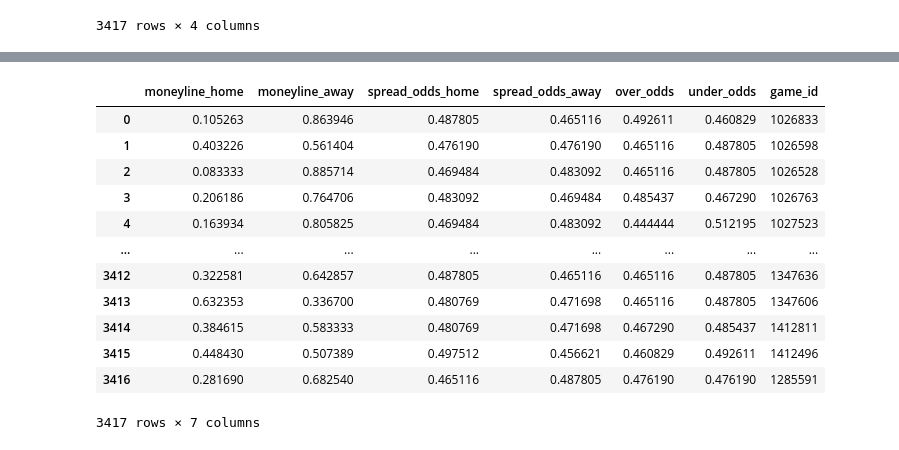
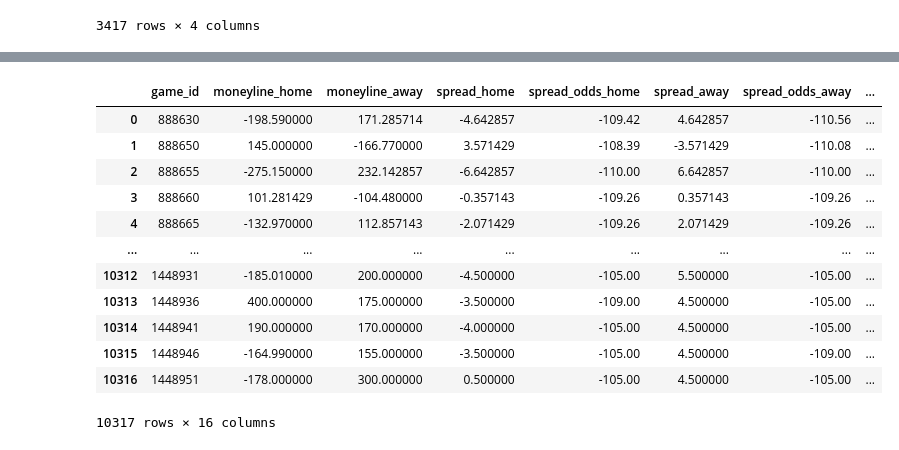
Before and after one commit to kyle-rgb/NBA_Sportsbook_Project, a Jupyter notebook: notebooks/Modeling.ipynb, the cells around one changed output, grey strips where cells are left out. Cells and saved outputs as stored; diff of their text form; code cells hidden in the pictures.

```diff
--- a/notebooks/Modeling.ipynb
+++ b/notebooks/Modeling.ipynb
@@ -364,11 +376,19 @@ results_and_projections["m1_proj_away"] = results_and_projections["m1_proj_away"
+# %%
+time_df = time_df.drop("index", axis=1).reset_index(drop=True)
 # %%
 # Transform American Odds Into Amount Earned Given Betting $100
-def oddsFlip(american_odds):
+def oddsFlip(american_odds, reverse=False):
     american_odds = float(american_odds)
-    if american_odds < 0:
-        return round((100/(abs(american_odds)))*100, 2)
+    if not reverse:
+        if american_odds < 0:
+            return round((100/(abs(american_odds)))*100, 2)
+        else:
+            return american_odds
     else:
-        return american_odds
+        if american_odds < 100:
+            return round((100/(-1*(american_odds / 100))), 2)
+        else:
+            return american_odds
 # %%
 def oddsToProb(american_odds):
     american_odds = float(american_odds)
@@ -478,10 +546,10 @@ class ModelAnalyzer:
 # %%
 cls_mkt = open_and_closing_mkts.copy(deep=True)
-cls_ts = df_timeseries.copy(deep=True)
+cls_ts = time_df.copy(deep=True)
 cls_proj = results_and_projections.copy(deep=True)
 cls_groundtruth = actual_scores.copy(deep=True)
 # %%
-sample = ModelAnalyzer(cls_proj, cls_mkt, cls_groundtruth, "m2", unit=25)
+sample = ModelAnalyzer(cls_proj, cls_mkt, cls_groundtruth, cls_ts, "m2", unit=25)
 # %%
 sample.eval_markets()
 # %%
@@ -525,16 +611,16 @@ sample.create_winnings("BetOnline", 25)
 # %%
-sample.create_probability_matrix()
+sample.create_market_aggregates()
 # %% [output]
-|  | moneyline_home | moneyline_away | spread_odds_home | spread_odds_away | over_odds | under_odds | game_id |
-| 0 | 0.105263 | 0.863946 | 0.487805 | 0.465116 | 0.492611 | 0.460829 | 1026833 |
-| 1 | 0.403226 | 0.561404 | 0.476190 | 0.476190 | 0.465116 | 0.487805 | 1026598 |
-| 2 | 0.083333 | 0.885714 | 0.469484 | 0.483092 | 0.465116 | 0.487805 | 1026528 |
-| 3 | 0.206186 | 0.764706 | 0.483092 | 0.469484 | 0.485437 | 0.467290 | 1026763 |
-| 4 | 0.163934 | 0.805825 | 0.469484 | 0.483092 | 0.444444 | 0.512195 | 1027523 |
-| ... | ... | ... | ... | ... | ... | ... | ... |
-| 3412 | 0.322581 | 0.642857 | 0.487805 | 0.465116 | 0.465116 | 0.487805 | 1347636 |
-| 3413 | 0.632353 | 0.336700 | 0.480769 | 0.471698 | 0.465116 | 0.487805 | 1347606 |
-| 3414 | 0.384615 | 0.583333 | 0.480769 | 0.471698 | 0.467290 | 0.485437 | 1412811 |
-| 3415 | 0.448430 | 0.507389 | 0.497512 | 0.456621 | 0.460829 | 0.492611 | 1412496 |
-| 3416 | 0.281690 | 0.682540 | 0.465116 | 0.487805 | 0.476190 | 0.476190 | 1285591 |
+|  | game_id | moneyline_home | moneyline_away | spread_home | spread_odds_home | spread_away | spread_odds_away | ... |
+| 0 | 888630 | -198.590000 | 171.285714 | -4.642857 | -109.42 | 4.642857 | -110.56 | ... |
+| 1 | 888650 | 145.000000 | -166.770000 | 3.571429 | -108.39 | -3.571429 | -110.08 | ... |
+| 2 | 888655 | -275.150000 | 232.142857 | -6.642857 | -110.00 | 6.642857 | -110.00 | ... |
+| 3 | 888660 | 101.281429 | -104.480000 | -0.357143 | -109.26 | 0.357143 | -109.26 | ... |
+| 4 | 888665 | -132.970000 | 112.857143 | -2.071429 | -109.26 | 2.071429 | -109.26 | ... |
+| ... | ... | ... | ... | ... | ... | ... | ... | ... |
+| 10312 | 1448931 | -185.010000 | 200.000000 | -4.500000 | -105.00 | 5.500000 | -105.00 | ... |
+| 10313 | 1448936 | 400.000000 | 175.000000 | -3.500000 | -109.00 | 4.500000 | -105.00 | ... |
+| 10314 | 1448941 | 190.000000 | 170.000000 | -4.000000 | -105.00 | 4.500000 | -105.00 | ... |
+| 10315 | 1448946 | -164.990000 | 155.000000 | -3.500000 | -105.00 | 4.500000 | -109.00 | ... |
+| 10316 | 1448951 | -178.000000 | 300.000000 | 0.500000 | -105.00 | 4.500000 | -105.00 | ... |
-3417 rows × 7 columns
+10317 rows × 16 columns
```
Also changed, not shown: parts of 45 cells of this notebook.
